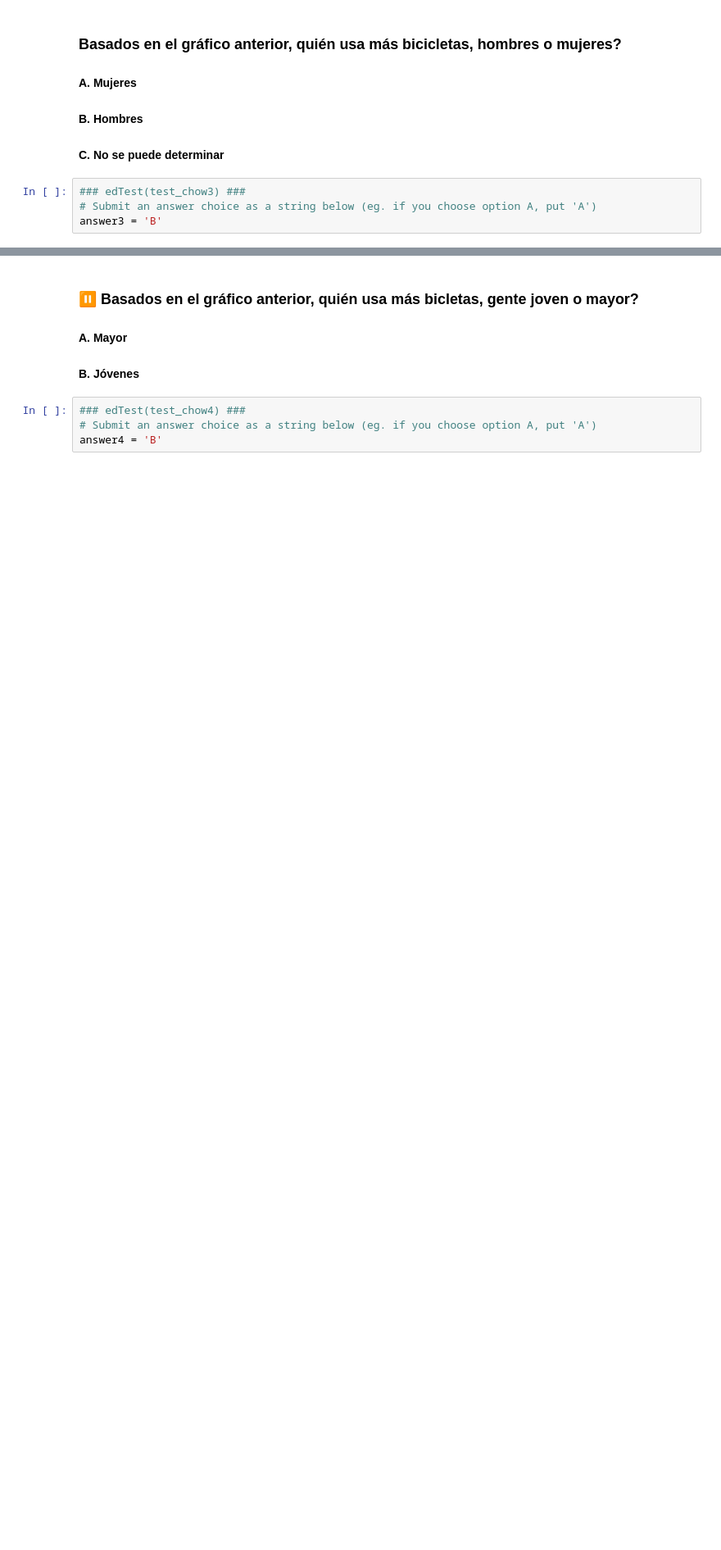
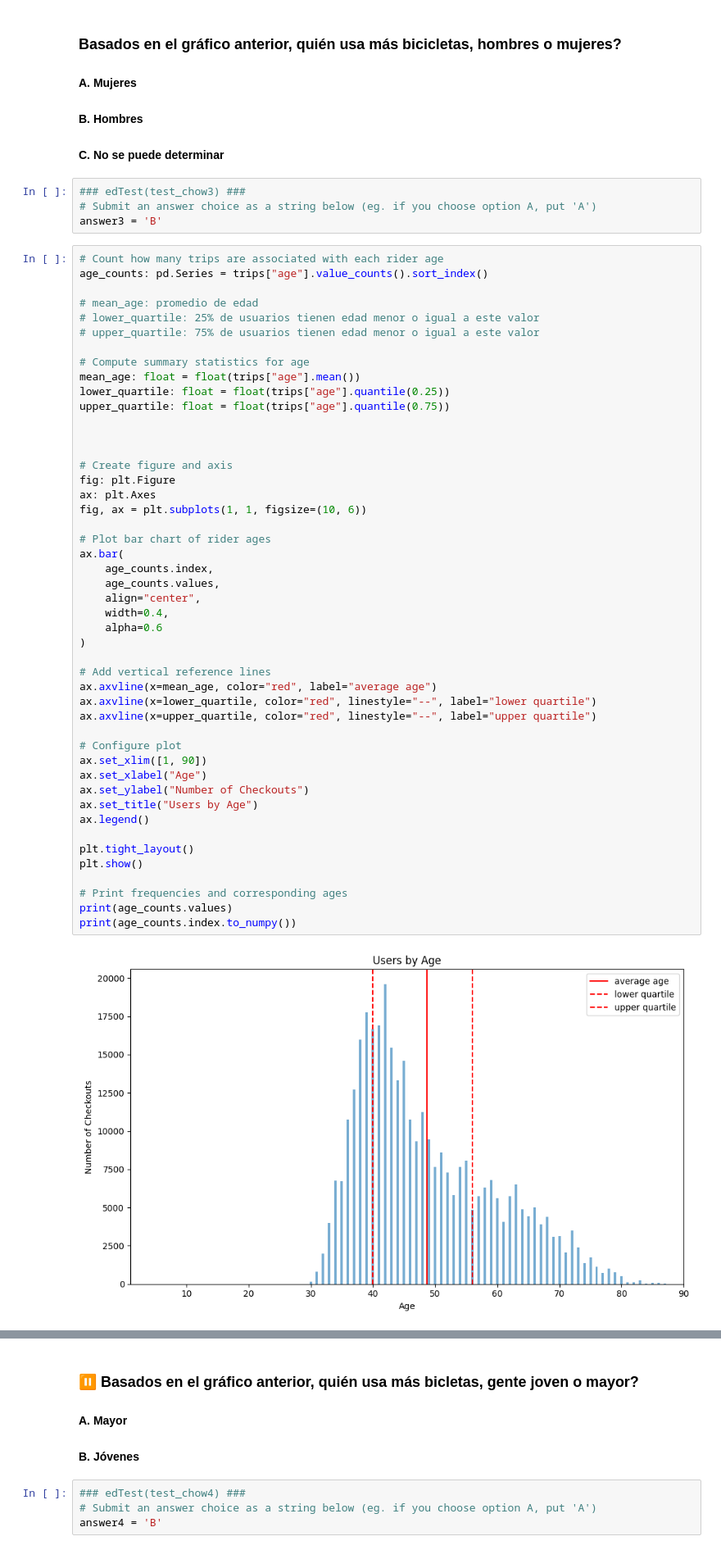
Before and after one commit to Noodle96/Topicos_Ciencia_Datos, a Jupyter notebook: Proceso_Data_Science/Proceso_de_Ciencia_de_Datos__Hubway.ipynb, the cells around one changed output, grey strips where cells are left out. Shown at 82% size. Saved outputs shown, nothing was run; the diff lists cells and outputs as text; blank space fills up the shorter version.

```diff
--- a/Proceso_Data_Science/Proceso_de_Ciencia_de_Datos__Hubway.ipynb
+++ b/Proceso_Data_Science/Proceso_de_Ciencia_de_Datos__Hubway.ipynb
@@ -968,3 +1578,52 @@ print(gender_counts[0])
 ### edTest(test_chow3) ###
 # Submit an answer choice as a string below (eg. if you choose option A, put 'A')
 answer3 = 'B'
+# %%
+# Count how many trips are associated with each rider age
+age_counts: pd.Series = trips["age"].value_counts().sort_index()
+
+# mean_age: promedio de edad
+# lower_quartile: 25% de usuarios tienen edad menor o igual a este valor
+# upper_quartile: 75% de usuarios tienen edad menor o igual a este valor
+
+# Compute summary statistics for age
+mean_age: float = float(trips["age"].mean())
+lower_quartile: float = float(trips["age"].quantile(0.25))
+upper_quartile: float = float(trips["age"].quantile(0.75))
+
+
+
+# Create figure and axis
+fig: plt.Figure
+ax: plt.Axes
+fig, ax = plt.subplots(1, 1, figsize=(10, 6))
+
+# Plot bar chart of rider ages
+ax.bar(
+    age_counts.index,
+    age_counts.values,
+    align="center",
+    width=0.4,
+    alpha=0.6
+)
+
+# Add vertical reference lines
+ax.axvline(x=mean_age, color="red", label="average age")
+ax.axvline(x=lower_quartile, color="red", linestyle="--", label="lower quartile")
+ax.axvline(x=upper_quartile, color="red", linestyle="--", label="upper quartile")
+
+# Configure plot
+ax.set_xlim([1, 90])
+ax.set_xlabel("Age")
+ax.set_ylabel("Number of Checkouts")
+ax.set_title("Users by Age")
+ax.legend()
+
+plt.tight_layout()
+plt.show()
+
+# Print frequencies and corresponding ages
+print(age_counts.values)
+print(age_counts.index.to_numpy())
+# %% [output]
+[figure, added]
```
Also changed, not shown: parts of 66 cells of this notebook.
